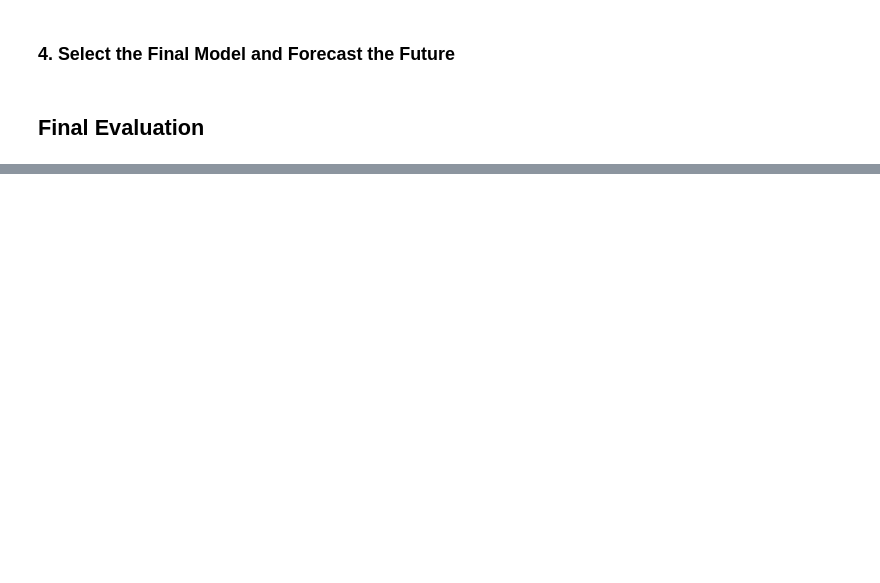
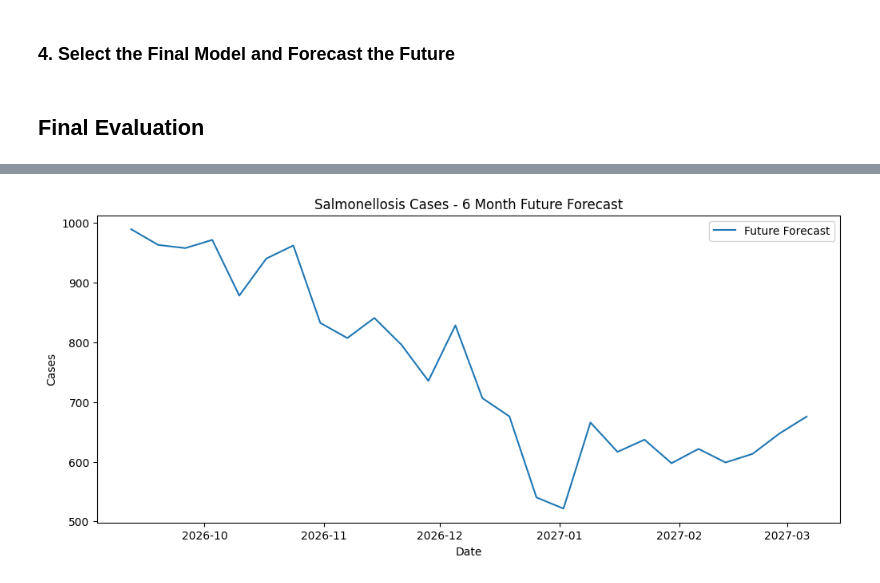
Before and after one commit to Husam-Sawalha/salmonellosis-forecasting-analysis, a Jupyter notebook: notebooks/03_salmonellosis_forecasting.ipynb, the cells around one changed output, grey strips where cells are left out. Drawn from its saved outputs; the diff is of its cells as text; code cells hidden in the pictures; blank space fills up the shorter version.

```diff
--- a/notebooks/03_salmonellosis_forecasting.ipynb
+++ b/notebooks/03_salmonellosis_forecasting.ipynb
@@ -277,4 +422,16 @@ DatetimeIndex(['2022-01-08', '2022-01-15', '2022-01-22', '2022-01-29',
 # %% [markdown]
 ### 4. Select the Final Model and Forecast the Future
+# %%
+final_model = SARIMAX(
+    weekly_cases["Cases"],
+    order=(1, 1, 1),
+    seasonal_order=(1, 1, 1, 52)
+)
+
+final_model_fit = final_model.fit(disp=False)
 # %% [markdown]
 ## Final Evaluation
+# %%
+future_forecast = final_model_fit.forecast(steps=26)
+
+print(future_forecast)
@@ -280,0 +456,12 @@ DatetimeIndex(['2022-01-08', '2022-01-15', '2022-01-22', '2022-01-29',
+# %%
+plt.figure(figsize=(12, 5))
+
+plt.plot(future_forecast.index, future_forecast, label="Future Forecast")
+
+plt.title("Salmonellosis Cases - 6 Month Future Forecast")
+plt.xlabel("Date")
+plt.ylabel("Cases")
+plt.legend()
+plt.show()
+# %% [output]
+[figure, added]
```
Also changed, not shown: parts of 9 cells of this notebook.
